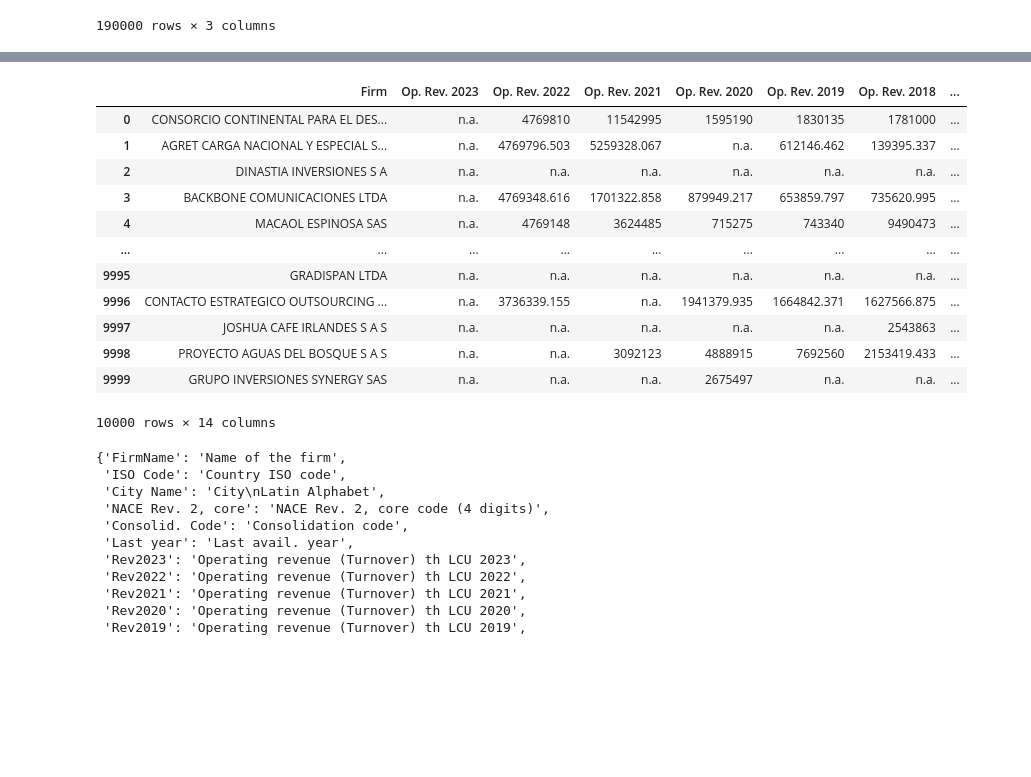
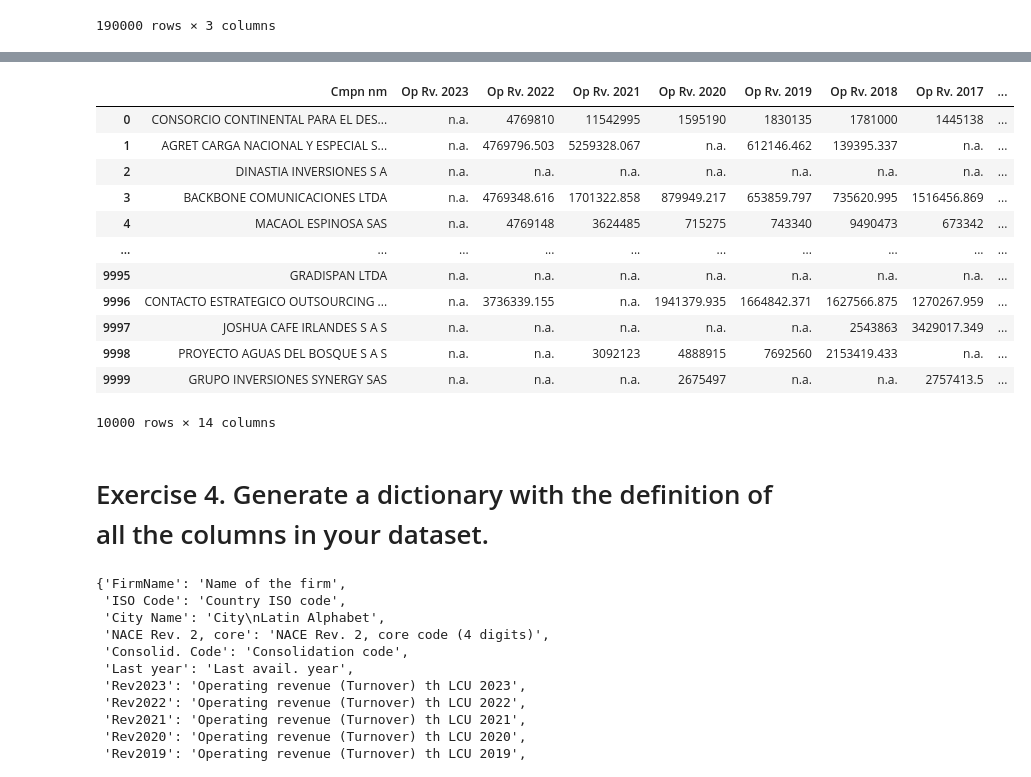
Before and after one commit to alexanderquispe/MediaLab_Summer_Python, a Jupyter notebook: assignments/assignment3/group_1_ass_3_2024.ipynb, the cells around one changed output, grey strips where cells are left out. Drawn from its saved outputs; the diff is of its cells as text; code cells hidden in the pictures; blank space fills up the shorter version.

```diff
--- a/assignments/assignment3/group_1_ass_3_2024.ipynb
+++ b/assignments/assignment3/group_1_ass_3_2024.ipynb
@@ -128,19 +130,22 @@ melted_data
 # %%
-#Exercise 3. We change the namews of the columns using rename method and then replace because we had the similar name each year. then we show the result with the renamed columns
-datafile_new = datafile_new.rename(columns={'Company name Latin alphabet': 'Firm', **{col: col.replace('Operating revenue (Turnover)\nth LCU', 'Op. Rev.') for col in datafile_new.columns if 'Operating revenue (Turnover)\nth LCU' in col}})
+# We change the names of the columns using rename method and then replace because we had the similar name each year. We left only then consonant of the names for the new titles.
+#then we show the result with the renamed columns
+datafile_new = datafile_new.rename(columns={'Company name Latin alphabet': 'Cmpn nm', **{col: col.replace('Operating revenue (Turnover)\nth LCU', 'Op Rv.') for col in datafile_new.columns if 'Operating revenue (Turnover)\nth LCU' in col}})
 datafile_new
 # %% [output]
-|  | Firm | Op. Rev. 2023 | Op. Rev. 2022 | Op. Rev. 2021 | Op. Rev. 2020 | Op. Rev. 2019 | Op. Rev. 2018 | ... |
-| 0 | CONSORCIO CONTINENTAL PARA EL DES... | n.a. | 4769810 | 11542995 | 1595190 | 1830135 | 1781000 | ... |
-| 1 | AGRET CARGA NACIONAL Y ESPECIAL S... | n.a. | 4769796.503 | 5259328.067 | n.a. | 612146.462 | 139395.337 | ... |
-| 2 | DINASTIA INVERSIONES S A | n.a. | n.a. | n.a. | n.a. | n.a. | n.a. | ... |
-| 3 | BACKBONE COMUNICACIONES LTDA | n.a. | 4769348.616 | 1701322.858 | 879949.217 | 653859.797 | 735620.995 | ... |
-| 4 | MACAOL ESPINOSA SAS | n.a. | 4769148 | 3624485 | 715275 | 743340 | 9490473 | ... |
-| ... | ... | ... | ... | ... | ... | ... | ... | ... |
-| 9995 | GRADISPAN LTDA | n.a. | n.a. | n.a. | n.a. | n.a. | n.a. | ... |
-| 9996 | CONTACTO ESTRATEGICO OUTSOURCING ... | n.a. | 3736339.155 | n.a. | 1941379.935 | 1664842.371 | 1627566.875 | ... |
-| 9997 | JOSHUA CAFE IRLANDES S A S | n.a. | n.a. | n.a. | n.a. | n.a. | 2543863 | ... |
-| 9998 | PROYECTO AGUAS DEL BOSQUE S A S | n.a. | n.a. | 3092123 | 4888915 | 7692560 | 2153419.433 | ... |
-| 9999 | GRUPO INVERSIONES SYNERGY SAS | n.a. | n.a. | n.a. | 2675497 | n.a. | n.a. | ... |
+|  | Cmpn nm | Op Rv. 2023 | Op Rv. 2022 | Op Rv. 2021 | Op Rv. 2020 | Op Rv. 2019 | Op Rv. 2018 | Op Rv. 2017 | ... |
+| 0 | CONSORCIO CONTINENTAL PARA EL DES... | n.a. | 4769810 | 11542995 | 1595190 | 1830135 | 1781000 | 1445138 | ... |
+| 1 | AGRET CARGA NACIONAL Y ESPECIAL S... | n.a. | 4769796.503 | 5259328.067 | n.a. | 612146.462 | 139395.337 | n.a. | ... |
+| 2 | DINASTIA INVERSIONES S A | n.a. | n.a. | n.a. | n.a. | n.a. | n.a. | n.a. | ... |
+| 3 | BACKBONE COMUNICACIONES LTDA | n.a. | 4769348.616 | 1701322.858 | 879949.217 | 653859.797 | 735620.995 | 1516456.869 | ... |
+| 4 | MACAOL ESPINOSA SAS | n.a. | 4769148 | 3624485 | 715275 | 743340 | 9490473 | 673342 | ... |
+| ... | ... | ... | ... | ... | ... | ... | ... | ... | ... |
+| 9995 | GRADISPAN LTDA | n.a. | n.a. | n.a. | n.a. | n.a. | n.a. | n.a. | ... |
+| 9996 | CONTACTO ESTRATEGICO OUTSOURCING ... | n.a. | 3736339.155 | n.a. | 1941379.935 | 1664842.371 | 1627566.875 | 1270267.959 | ... |
+| 9997 | JOSHUA CAFE IRLANDES S A S | n.a. | n.a. | n.a. | n.a. | n.a. | 2543863 | 3429017.349 | ... |
+| 9998 | PROYECTO AGUAS DEL BOSQUE S A S | n.a. | n.a. | 3092123 | 4888915 | 7692560 | 2153419.433 | n.a. | ... |
+| 9999 | GRUPO INVERSIONES SYNERGY SAS | n.a. | n.a. | n.a. | 2675497 | n.a. | n.a. | 2757413.5 | ... |
 10000 rows × 14 columns
+# %% [markdown]
+# Exercise 4. Generate a dictionary with the definition of all the columns in your dataset.
 # %%
```
Also changed, not shown: parts of 3 cells of this notebook.
